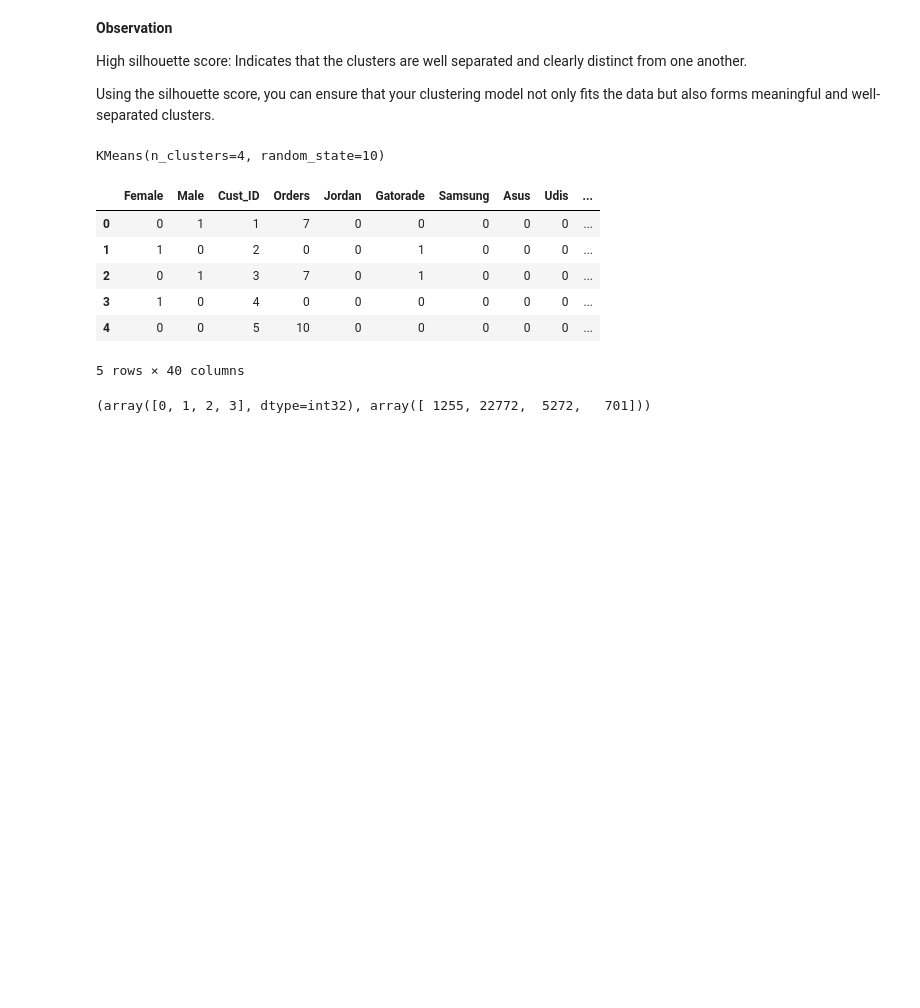
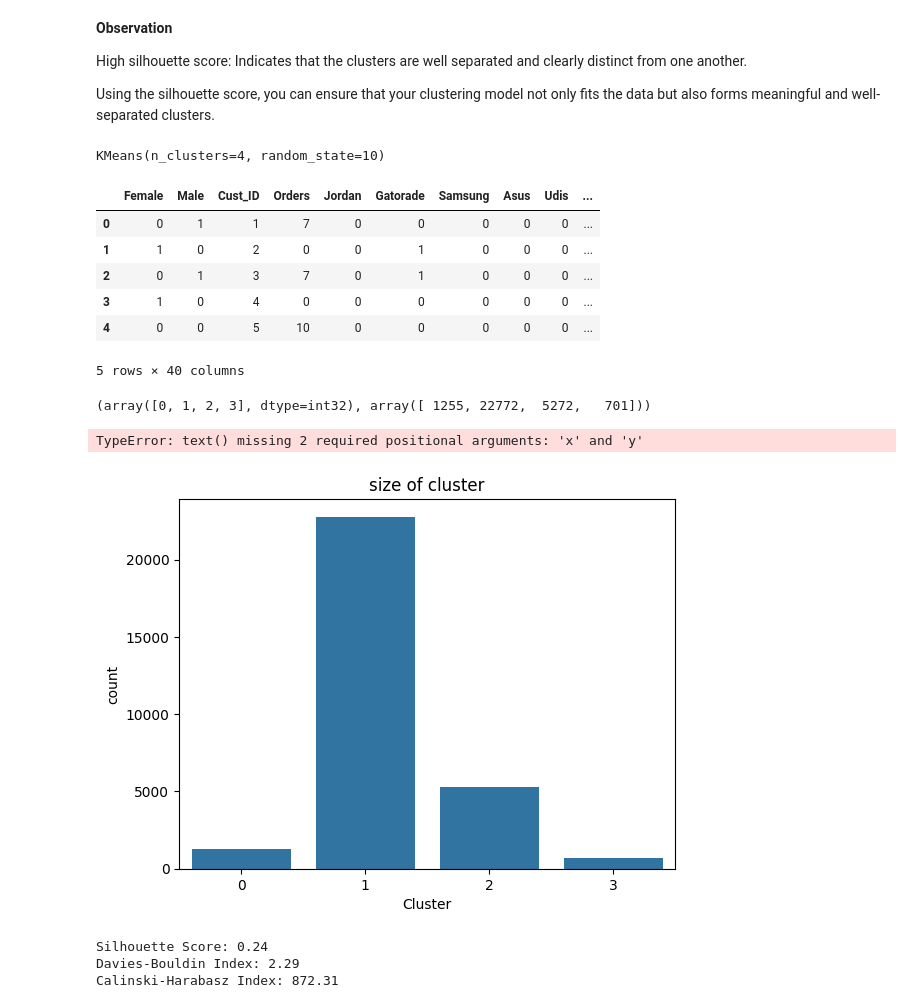
Before and after one commit to anuj123-45/Customer_Segmentation, a Jupyter notebook: Customer_Segementation.ipynb, the cells around one changed output. Drawn from its saved outputs; the diff is of its cells as text; code cells hidden in the pictures; blank space fills up the shorter version.

```diff
--- a/Customer_Segementation.ipynb
+++ b/Customer_Segementation.ipynb
@@ -327,3 +327,13 @@ data.head()
 np.unique(model.labels_,return_counts=True)
 # %% [output]
 (array([0, 1, 2, 3], dtype=int32), array([ 1255, 22772,  5272,   701]))
+# %%
+sns.countplot(data=data,x='Cluster')
+plt.title('size of cluster')
+plt.text(s=np.unique(model.labels_,return_counts=True))
+plt.text(s=np.unique(model.labels_,return_counts=True))
+plt.text(s=np.unique(model.labels_,return_counts=True))
+plt.text(s=np.unique(model.labels_,return_counts=True))
+# %% [output]
+TypeError: text() missing 2 required positional arguments: 'x' and 'y'
+[figure, added]
@@ -329,0 +342,14 @@ np.unique(model.labels_,return_counts=True)
+# %%
+silhouette = silhouette_score(feature_scaled, kmeans.labels_)
+db_index = davies_bouldin_score(feature_scaled, kmeans.labels_)
+ch_index = calinski_harabasz_score(feature_scaled, kmeans.labels_)
+
+
+# Print the metric scores
+print(f"Silhouette Score: {silhouette:.2f}")
+print(f"Davies-Bouldin Index: {db_index:.2f}")
+print(f"Calinski-Harabasz Index: {ch_index:.2f}")
+# %% [output]
+Silhouette Score: 0.24
+Davies-Bouldin Index: 2.29
+Calinski-Harabasz Index: 872.31
```
Also changed, not shown: parts of 2 cells of this notebook.
